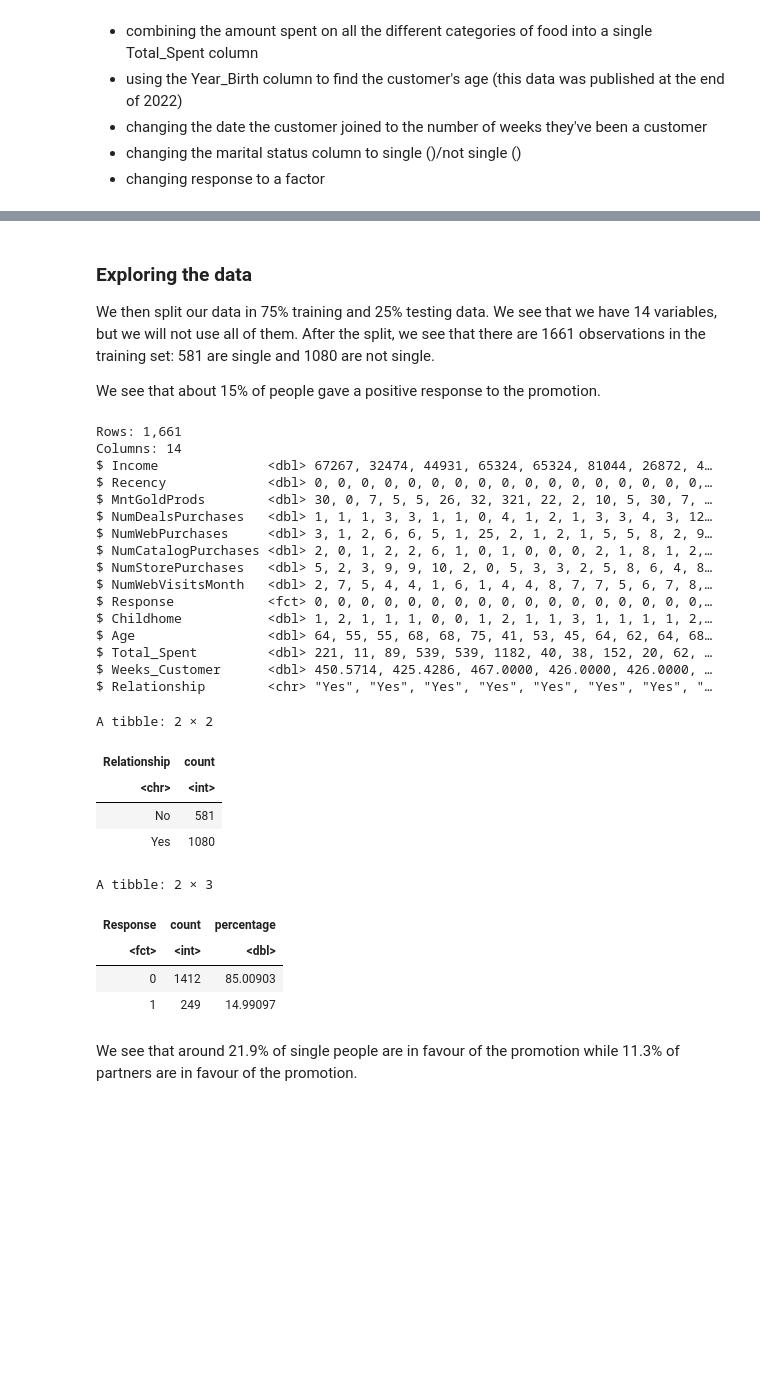
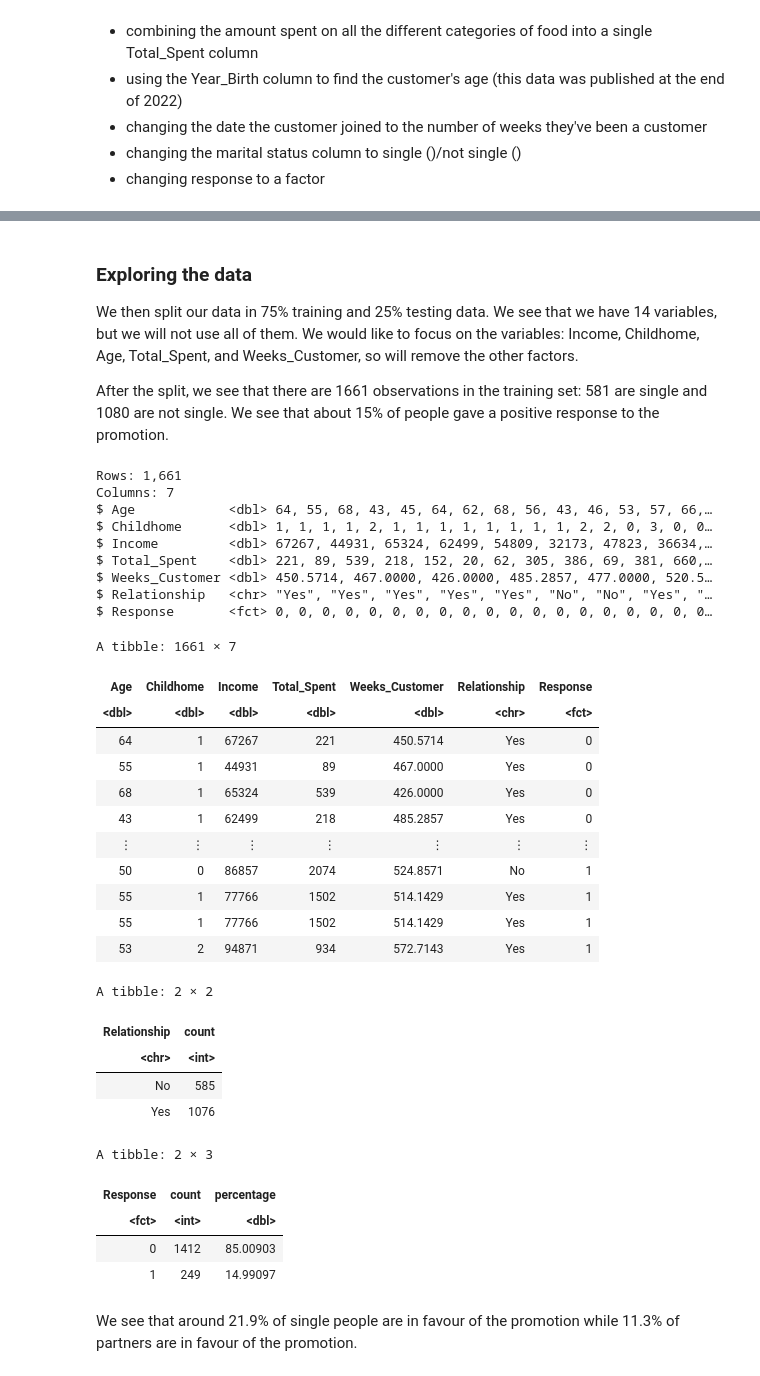
Before and after one commit to nchan315/DSCI_100_007_16_Project, a Jupyter notebook: Proposal.ipynb, the cells around one changed output, grey strips where cells are left out. Cells and saved outputs as stored; diff of their text form; code cells hidden in the pictures; blank space fills up the shorter version.

```diff
--- a/Proposal.ipynb
+++ b/Proposal.ipynb
@@ -84,50 +84,58 @@ A tibble: 2216 × 14
 # %% [markdown]
 ### Exploring the data
 We then split our data in 75% training and 25% testing data. We see that we have 14 variables, but we will not use all of them.
+We would like to focus on the variables: Income, Childhome, Age, Total_Spent, and Weeks_Customer, so will remove the other factors.
+
 After the split, we see that there are 1661 observations in the training set: 581 are single and 1080 are not single.
-
 We see that about 15% of people gave a positive response to the promotion.
 # %%
 store_data_split <- initial_split(store_data, prop = 0.75, strata = Response)
-store_data_train <- training(store_data_split)
+store_data_train <- training(store_data_split) |>
+    select(Age, Childhome, Income, Total_Spent, Weeks_Customer, Relationship, Response)
 glimpse(store_data_train)
+store_data_train
 
 store_data_train |>
     group_by(Relationship) |>
     summarize(count = n())
 
 store_data_train |>
     group_by(Response) |>
     summarize(
         count = n(),
         percentage = n() / 1661 * 100)
 # %% [output]
 Rows: 1,661
-Columns: 14
-$ Income              <dbl> 67267, 32474, 44931, 65324, 65324, 81044, 26872, 4…
-$ Recency             <dbl> 0, 0, 0, 0, 0, 0, 0, 0, 0, 0, 0, 0, 0, 0, 0, 0, 0,…
-$ MntGoldProds        <dbl> 30, 0, 7, 5, 5, 26, 32, 321, 22, 2, 10, 5, 30, 7, …
-$ NumDealsPurchases   <dbl> 1, 1, 1, 3, 3, 1, 1, 0, 4, 1, 2, 1, 3, 3, 4, 3, 12…
-$ NumWebPurchases     <dbl> 3, 1, 2, 6, 6, 5, 1, 25, 2, 1, 2, 1, 5, 5, 8, 2, 9…
-$ NumCatalogPurchases <dbl> 2, 0, 1, 2, 2, 6, 1, 0, 1, 0, 0, 0, 2, 1, 8, 1, 2,…
-$ NumStorePurchases   <dbl> 5, 2, 3, 9, 9, 10, 2, 0, 5, 3, 3, 2, 5, 8, 6, 4, 8…
-$ NumWebVisitsMonth   <dbl> 2, 7, 5, 4, 4, 1, 6, 1, 4, 4, 8, 7, 7, 5, 6, 7, 8,…
-$ Response            <fct> 0, 0, 0, 0, 0, 0, 0, 0, 0, 0, 0, 0, 0, 0, 0, 0, 0,…
-$ Childhome           <dbl> 1, 2, 1, 1, 1, 0, 0, 1, 2, 1, 1, 3, 1, 1, 1, 1, 2,…
-$ Age                 <dbl> 64, 55, 55, 68, 68, 75, 41, 53, 45, 64, 62, 64, 68…
-$ Total_Spent         <dbl> 221, 11, 89, 539, 539, 1182, 40, 38, 152, 20, 62, …
-$ Weeks_Customer      <dbl> 450.5714, 425.4286, 467.0000, 426.0000, 426.0000, …
-$ Relationship        <chr> "Yes", "Yes", "Yes", "Yes", "Yes", "Yes", "Yes", "…
+Columns: 7
+$ Age            <dbl> 64, 55, 68, 43, 45, 64, 62, 68, 56, 43, 46, 53, 57, 66,…
+$ Childhome      <dbl> 1, 1, 1, 1, 2, 1, 1, 1, 1, 1, 1, 1, 1, 2, 2, 0, 3, 0, 0…
+$ Income         <dbl> 67267, 44931, 65324, 62499, 54809, 32173, 47823, 36634,…
+$ Total_Spent    <dbl> 221, 89, 539, 218, 152, 20, 62, 305, 386, 69, 381, 660,…
+$ Weeks_Customer <dbl> 450.5714, 467.0000, 426.0000, 485.2857, 477.0000, 520.5…
+$ Relationship   <chr> "Yes", "Yes", "Yes", "Yes", "Yes", "No", "No", "Yes", "…
+$ Response       <fct> 0, 0, 0, 0, 0, 0, 0, 0, 0, 0, 0, 0, 0, 0, 0, 0, 0, 0, 0…
-A tibble: 2 × 2
+A tibble: 1661 × 7
-| Relationship | count |
-| <chr> | <int> |
-| No | 581 |
-| Yes | 1080 |
+| Age | Childhome | Income | Total_Spent | Weeks_Customer | Relationship | Response |
+| <dbl> | <dbl> | <dbl> | <dbl> | <dbl> | <chr> | <fct> |
+| 64 | 1 | 67267 | 221 | 450.5714 | Yes | 0 |
+| 55 | 1 | 44931 | 89 | 467.0000 | Yes | 0 |
+| 68 | 1 | 65324 | 539 | 426.0000 | Yes | 0 |
+| 43 | 1 | 62499 | 218 | 485.2857 | Yes | 0 |
+| ⋮ | ⋮ | ⋮ | ⋮ | ⋮ | ⋮ | ⋮ |
+| 50 | 0 | 86857 | 2074 | 524.8571 | No | 1 |
+| 55 | 1 | 77766 | 1502 | 514.1429 | Yes | 1 |
+| 55 | 1 | 77766 | 1502 | 514.1429 | Yes | 1 |
+| 53 | 2 | 94871 | 934 | 572.7143 | Yes | 1 |
-A tibble: 2 × 3
+A tibble: 2 × 2
-| Response | count | percentage |
-| <fct> | <int> | <dbl> |
-| 0 | 1412 | 85.00903 |
-| 1 | 249 | 14.99097 |
+| Relationship | count |
+| <chr> | <int> |
+| No | 585 |
+| Yes | 1076 |
+A tibble: 2 × 3
+| Response | count | percentage |
+| <fct> | <int> | <dbl> |
+| 0 | 1412 | 85.00903 |
+| 1 | 249 | 14.99097 |
 # %% [markdown]
 We see that around 21.9% of single people are in favour of the promotion while 11.3% of partners are in favour of the promotion.
 # %%
```
Also changed, not shown: parts of 5 cells of this notebook.
